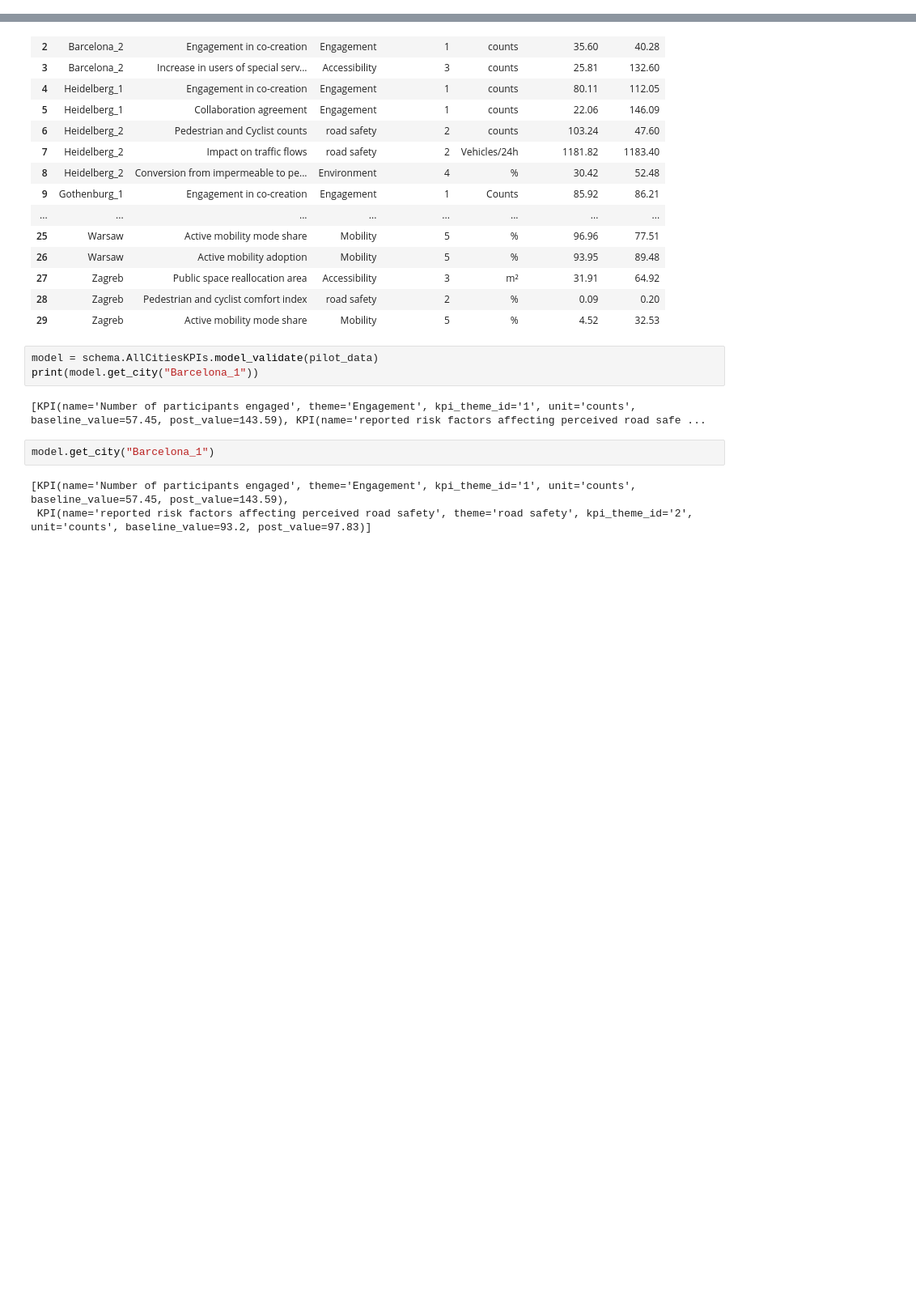
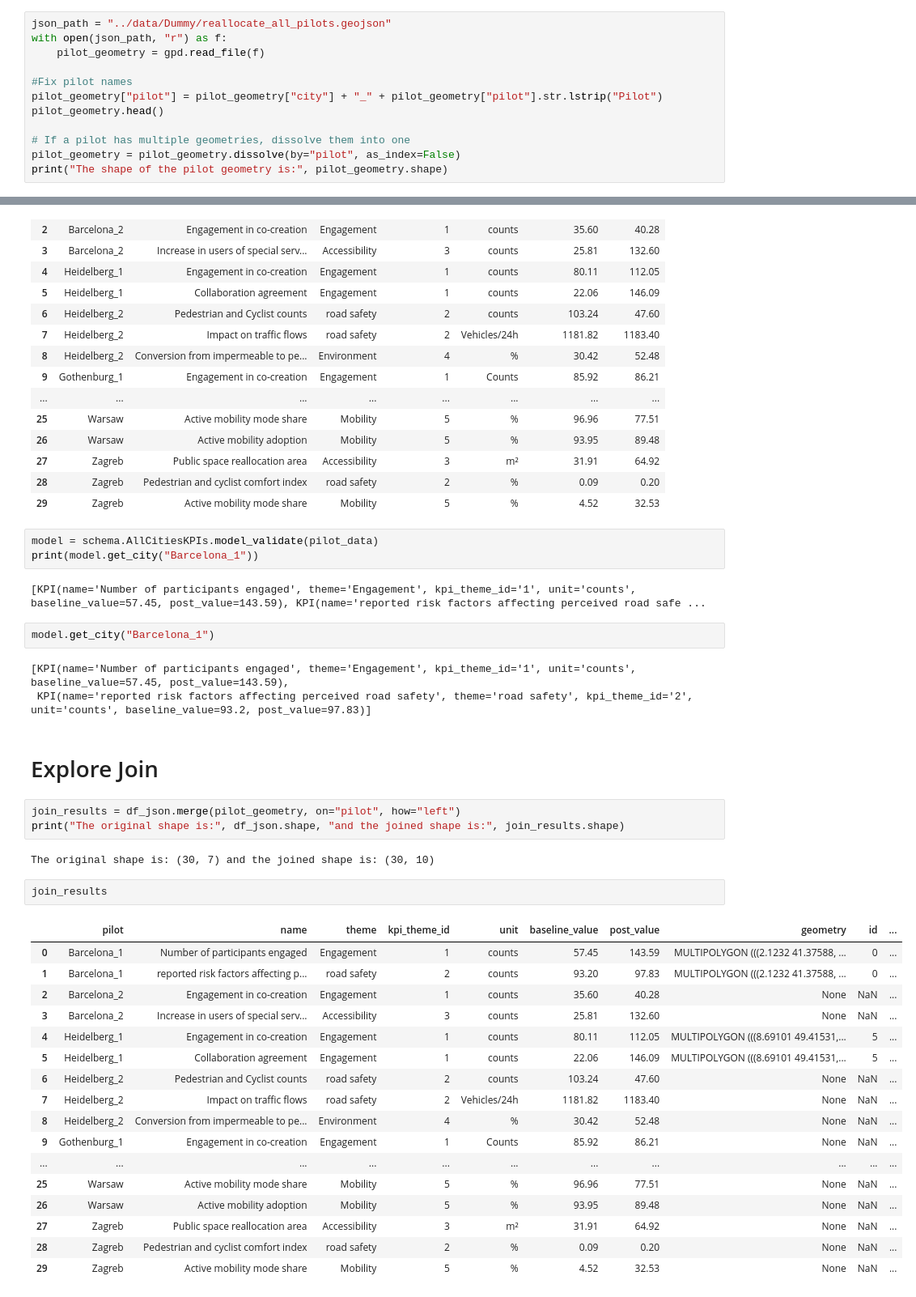
Before and after one commit to jammy-data/REALLOCATE_AI, a Jupyter notebook: notebooks/dummy_data.ipynb, the cells around one changed output, grey strips where cells are left out. Shown at 81% size. Cells and saved outputs as stored; diff of their text form; blank space fills up the shorter version.

Commit message:
Now the data from Tiago is read, and a join is performed between the datasets

```diff
--- a/notebooks/dummy_data.ipynb
+++ b/notebooks/dummy_data.ipynb
@@ -8,3 +9,15 @@ import sys
 # go up one level from notebooks/ and into src/
 sys.path.append(os.path.abspath("../src"))
 import schema
+# %%
+json_path = "../data/Dummy/reallocate_all_pilots.geojson"
+with open(json_path, "r") as f:
+    pilot_geometry = gpd.read_file(f)
+
+#Fix pilot names
+pilot_geometry["pilot"] = pilot_geometry["city"] + "_" + pilot_geometry["pilot"].str.lstrip("Pilot")
+pilot_geometry.head()
+
+# If a pilot has multiple geometries, dissolve them into one
+pilot_geometry = pilot_geometry.dissolve(by="pilot", as_index=False)
+print("The shape of the pilot geometry is:", pilot_geometry.shape)
@@ -52,3 +67,30 @@ model.get_city("Barcelona_1")
 # %% [output]
 [KPI(name='Number of participants engaged', theme='Engagement', kpi_theme_id='1', unit='counts', baseline_value=57.45, post_value=143.59),
  KPI(name='reported risk factors affecting perceived road safety', theme='road safety', kpi_theme_id='2', unit='counts', baseline_value=93.2, post_value=97.83)]
+# %% [markdown]
+# Explore Join
+# %%
+join_results = df_json.merge(pilot_geometry, on="pilot", how="left")
+print("The original shape is:", df_json.shape, "and the joined shape is:", join_results.shape)
+# %% [output]
+The original shape is: (30, 7) and the joined shape is: (30, 10)
+# %%
+join_results
+# %% [output]
+|  | pilot | name | theme | kpi_theme_id | unit | baseline_value | post_value | geometry | id | ... |
+| 0 | Barcelona_1 | Number of participants engaged | Engagement | 1 | counts | 57.45 | 143.59 | MULTIPOLYGON (((2.1232 41.37588, ... | 0 | ... |
+| 1 | Barcelona_1 | reported risk factors affecting p... | road safety | 2 | counts | 93.20 | 97.83 | MULTIPOLYGON (((2.1232 41.37588, ... | 0 | ... |
+| 2 | Barcelona_2 | Engagement in co-creation | Engagement | 1 | counts | 35.60 | 40.28 | None | NaN | ... |
+| 3 | Barcelona_2 | Increase in users of special serv... | Accessibility | 3 | counts | 25.81 | 132.60 | None | NaN | ... |
+| 4 | Heidelberg_1 | Engagement in co-creation | Engagement | 1 | counts | 80.11 | 112.05 | MULTIPOLYGON (((8.69101 49.41531,... | 5 | ... |
+| 5 | Heidelberg_1 | Collaboration agreement | Engagement | 1 | counts | 22.06 | 146.09 | MULTIPOLYGON (((8.69101 49.41531,... | 5 | ... |
+| 6 | Heidelberg_2 | Pedestrian and Cyclist counts | road safety | 2 | counts | 103.24 | 47.60 | None | NaN | ... |
+| 7 | Heidelberg_2 | Impact on traffic flows | road safety | 2 | Vehicles/24h | 1181.82 | 1183.40 | None | NaN | ... |
+| 8 | Heidelberg_2 | Conversion from impermeable to pe... | Environment | 4 | % | 30.42 | 52.48 | None | NaN | ... |
+| 9 | Gothenburg_1 | Engagement in co-creation | Engagement | 1 | Counts | 85.92 | 86.21 | None | NaN | ... |
+| ... | ... | ... | ... | ... | ... | ... | ... | ... | ... | ... |
+| 25 | Warsaw | Active mobility mode share | Mobility | 5 | % | 96.96 | 77.51 | None | NaN | ... |
+| 26 | Warsaw | Active mobility adoption | Mobility | 5 | % | 93.95 | 89.48 | None | NaN | ... |
+| 27 | Zagreb | Public space reallocation area | Accessibility | 3 | m² | 31.91 | 64.92 | None | NaN | ... |
+| 28 | Zagreb | Pedestrian and cyclist comfort index | road safety | 2 | % | 0.09 | 0.20 | None | NaN | ... |
+| 29 | Zagreb | Active mobility mode share | Mobility | 5 | % | 4.52 | 32.53 | None | NaN | ... |
```
Also changed, not shown: parts of 2 cells of this notebook.
